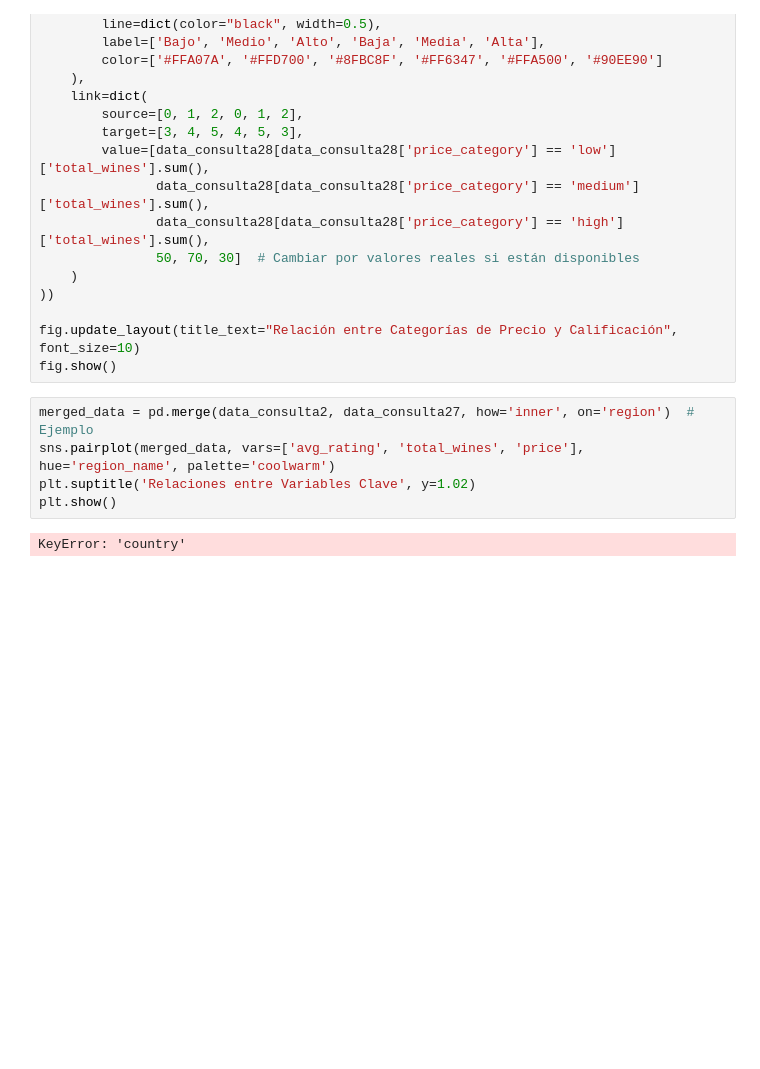
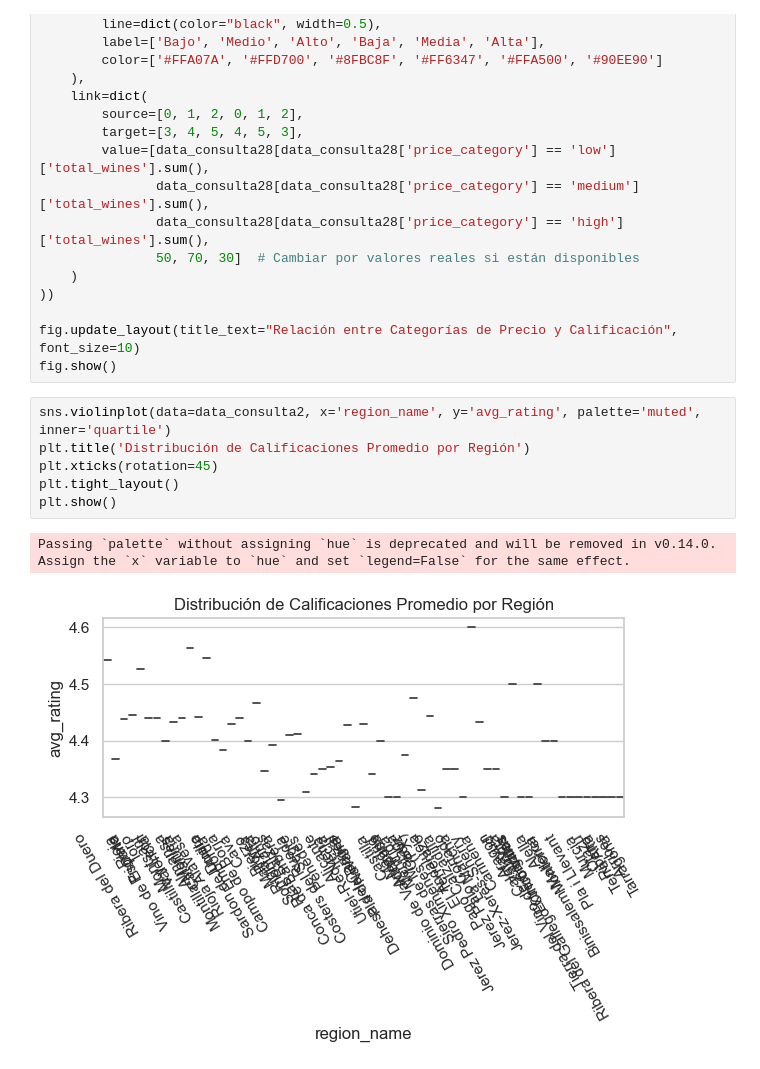
Before and after one commit to datasilvia/WineDatabase, a Jupyter notebook: SQLWB_CSV/Consultas_Python/visualization.ipynb, the cells around one changed output. Cells and saved outputs as stored; diff of their text form; blank space fills up the shorter version.

```diff
--- a/SQLWB_CSV/Consultas_Python/visualization.ipynb
+++ b/SQLWB_CSV/Consultas_Python/visualization.ipynb
@@ -461,10 +462,12 @@ fig = go.Figure(go.Sankey(
 
 fig.update_layout(title_text="Relación entre Categorías de Precio y Calificación", font_size=10)
 fig.show()
-# %%
-merged_data = pd.merge(data_consulta2, data_consulta27, how='inner', on='region')  # Ejemplo
-sns.pairplot(merged_data, vars=['avg_rating', 'total_wines', 'price'], hue='region_name', palette='coolwarm')
-plt.suptitle('Relaciones entre Variables Clave', y=1.02)
-plt.show()
-# %% [output]
-KeyError: 'country'
+# %%
+sns.violinplot(data=data_consulta2, x='region_name', y='avg_rating', palette='muted', inner='quartile')
+plt.title('Distribución de Calificaciones Promedio por Región')
+plt.xticks(rotation=45)
+plt.tight_layout()
+plt.show()
+# %% [output]
+Passing `palette` without assigning `hue` is deprecated and will be removed in v0.14.0. Assign the `x` variable to `hue` and set `legend=False` for the same effect.
+[figure, added]
```
Also changed, not shown: parts of 2 cells of this notebook.
